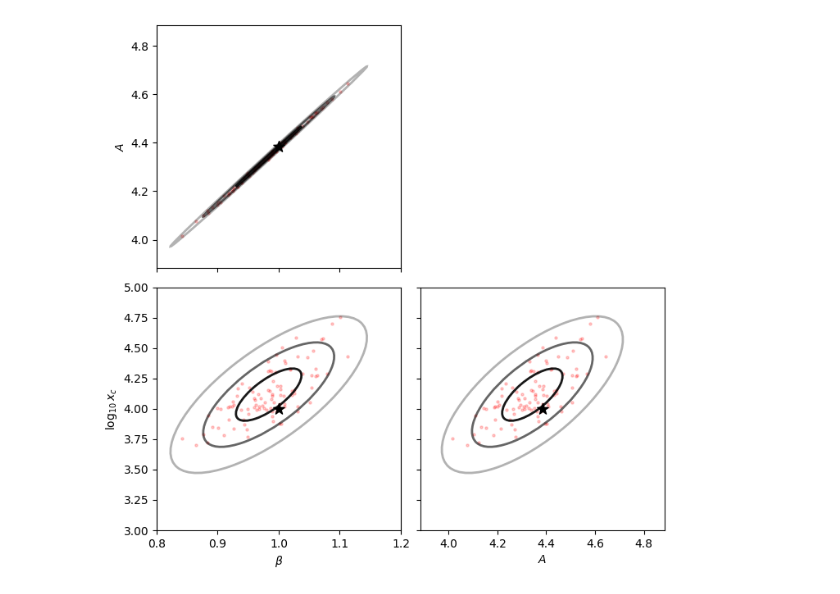
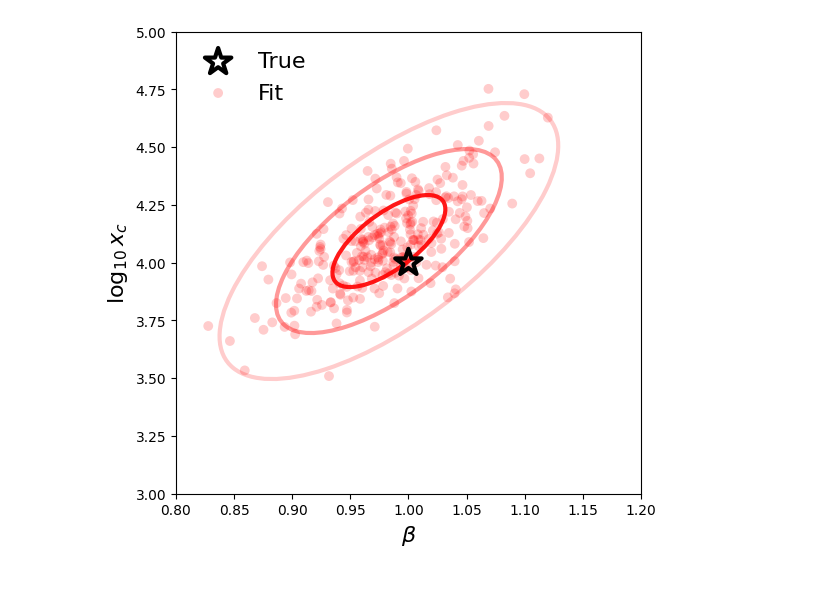
Before and after one commit to ybillchen/useful_scripts, a Jupyter notebook: fit_poisson.ipynb, the cells around one changed output. Saved outputs shown, nothing was run; the diff lists cells and outputs as text; code cells hidden in the pictures.

```diff
--- a/fit_poisson.ipynb
+++ b/fit_poisson.ipynb
@@ -59,6 +59,7 @@ rng = np.random.default_rng(0)
 
 size = 1000
 logxmin = 2
+logxmax = 5
 beta_true = 1 # beta here is the slope of dN/dlogx, not dN/dx
 logxc_true = 4
 
@@ -66,8 +67,8 @@ data = sample_powerlaw_expcutoff(rng, logxmin=logxmin, beta=beta_true+1, logxc=l
 # %%
 # fit the parameters
 
-dlogx = 0.1
-bins = np.arange(logxmin, 5, dlogx)
+dlogx = 0.025
+bins = np.arange(logxmin, logxmax, dlogx)
 logx = 0.5 * (bins[1:] + bins[:-1])
 y = np.histogram(np.log10(data), bins=bins)[0]
 
@@ -79,7 +80,7 @@ guess = [4,1,4]
 o = minimize(neg_log_poisson_likelihood, guess, args=(logx,y), bounds=bnds)
 A, beta, logxc = o.x
 
-print('A_true = %.4g, A = %.3f'%(A_true, A))
-print('beta_true = %.3g, beta = %.3f'%(beta_true, beta))
-print('logxc_true = %.3g, logxc = %.3f'%(logxc_true, logxc))
+print('A_true = %.2f, A = %.2f'%(A_true, A))
+print('beta_true = %.2f, beta = %.2f'%(beta_true, beta))
+print('logxc_true = %.2f, logxc = %.2f'%(logxc_true, logxc))
 # %% [output]
@@ -89,7 +90,7 @@ logxc_true = 4, logxc = 4.094
 # %%
 # get uncertainties with bootstrap
 
-nboot = 100
+nboot = 300
 data_boot = data[rng.integers(0, size, (nboot, size))]
 
 A_arr = np.zeros(nboot)
@@ -103,7 +104,7 @@ for i, d in enumerate(data_boot):
     beta_arr[i] = o.x[1]
     logxc_arr[i] = o.x[2]
 
-print('A_true = %.4g, A = %.3f +- %.3f'%(A_true, np.mean(A_arr), np.std(A_arr)))
-print('beta_true = %.3g, beta = %.3f +- %.3f'%(beta_true, np.mean(beta_arr), np.std(beta_arr)))
-print('logxc_true = %.3g, logxc = %.3f +- %.3f'%(logxc_true, np.mean(logxc_arr), np.std(logxc_arr)))
+print('A_true = %.2f, A = %.2f +- %.2f'%(A_true, np.mean(A_arr), np.std(A_arr)))
+print('beta_true = %.2f, beta = %.2f +- %.2f'%(beta_true, np.mean(beta_arr), np.std(beta_arr)))
+print('logxc_true = %.2f, logxc = %.2f +- %.2f'%(logxc_true, np.mean(logxc_arr), np.std(logxc_arr)))
 # %% [output]
@@ -134,5 +136,5 @@ plt.show()
 # %%
-# visualization
+# visualization of parameger uncertainties
 
 def confidence_ellipse(ax, x, y, n_std=3.0, facecolor='none', **kwargs):
 
@@ -146,62 +148,42 @@ def confidence_ellipse(ax, x, y, n_std=3.0, facecolor='none', **kwargs):
     ell_radius_x = np.sqrt(1 + pearson)
     ell_radius_y = np.sqrt(1 - pearson)
     ellipse = Ellipse((0, 0), width=ell_radius_x * 2, height=ell_radius_y * 2,
                       facecolor=facecolor, **kwargs)
 
     # Calculating the stdandard deviation of x from
     # the squareroot of the variance and multiplying
     # with the given number of standard deviations.
     scale_x = np.sqrt(cov[0, 0]) * n_std
     mean_x = np.mean(x)
 
     # calculating the stdandard deviation of y ...
     scale_y = np.sqrt(cov[1, 1]) * n_std
     mean_y = np.mean(y)
 
     transf = transforms.Affine2D() \
         .rotate_deg(45) \
         .scale(scale_x, scale_y) \
         .translate(mean_x, mean_y)
 
     ellipse.set_transform(transf + ax.transData)
     return ax.add_patch(ellipse)
 
-fig = plt.figure(figsize=(8,8))
-ax0 = plt.subplot2grid((2, 2), (1, 0))
-ax1 = plt.subplot2grid((2, 2), (0, 0))
-ax2 = plt.subplot2grid((2, 2), (1, 1))
-fig.subplots_adjust(hspace=0.08, wspace=0.08)
+fig, ax0 = plt.subplots(1, 1, figsize=(6,6), sharex=True, sharey=True)
 
-ax0.scatter(beta_arr, logxc_arr, c='r', s=5, alpha=0.2)
-ax0.scatter(beta_true, logxc_true, c='k', s=100, alpha=1, marker='*')
-confidence_ellipse(ax0, beta_arr, logxc_arr, 1, ec='k', lw=2, alpha=0.9)
-confidence_ellipse(ax0, beta_arr, logxc_arr, 2, ec='k', lw=2, alpha=0.6)
-confidence_ellipse(ax0, beta_arr, logxc_arr, 3, ec='k', lw=2, alpha=0.3)
-ax1.scatter(beta_arr, A_arr, c='r', s=5, alpha=0.2)
-ax1.scatter(beta_true, A_true, c='k', s=100, alpha=1, marker='*')
-confidence_ellipse(ax1, beta_arr, A_arr, 1, ec='k', lw=2, alpha=0.9)
-confidence_ellipse(ax1, beta_arr, A_arr, 2, ec='k', lw=2, alpha=0.6)
-confidence_ellipse(ax1, beta_arr, A_arr, 3, ec='k', lw=2, alpha=0.3)
-ax2.scatter(A_arr, logxc_arr, c='r', s=5, alpha=0.2)
-ax2.scatter(A_true, logxc_true, c='k', s=100, alpha=1, marker='*')
-confidence_ellipse(ax2, A_arr, logxc_arr, 1, ec='k', lw=2, alpha=0.9)
-confidence_ellipse(ax2, A_arr, logxc_arr, 2, ec='k', lw=2, alpha=0.6)
-confidence_ellipse(ax2, A_arr, logxc_arr, 3, ec='k', lw=2, alpha=0.3)
+ax0.scatter(beta_true, logxc_true, ec='k', fc='none', lw=3, s=400, alpha=1, marker='*', label='True', zorder=100)
 
-# plot parameters
-ax0.set_xlabel(r'$\beta$')
-ax2.set_xlabel(r'$A$')
-ax0.set_ylabel(r'$\log_{10} x_c$')
-ax1.set_ylabel(r'$A$')
+ax0.scatter(beta_arr, logxc_arr, fc='r', ec='none', s=50, alpha=0.2, label='Fit')
+confidence_ellipse(ax0, beta_arr, logxc_arr, 1, ec='r', lw=3, alpha=0.9)
+confidence_ellipse(ax0, beta_arr, logxc_arr, 2, ec='r', lw=3, alpha=0.4)
+confidence_ellipse(ax0, beta_arr, logxc_arr, 3, ec='r', lw=3, alpha=0.2)
+
+ax0.legend(frameon=False, fontsize=16, loc='upper left')
+
+ax0.set_xlabel(r'$\beta$', fontsize=16)
+ax0.set_ylabel(r'$\log_{10} x_c$', fontsize=16)
 ax0.set_xlim(beta_true-0.2, beta_true+0.2)
-ax1.set_xlim(beta_true-0.2, beta_true+0.2)
-ax1.set_xticklabels([])
 ax0.set_ylim(logxc_true-1, logxc_true+1)
-ax2.set_ylim(logxc_true-1, logxc_true+1)
-ax2.set_yticklabels([])
-ax2.set_xlim(A_true-0.5, A_true+0.5)
-ax1.set_ylim(A_true-0.5, A_true+0.5)
 
 plt.show()
 # %% [output]
-[figure, old version]
+[figure, new version]
```
Also changed, not shown: parts of 5 cells of this notebook.
